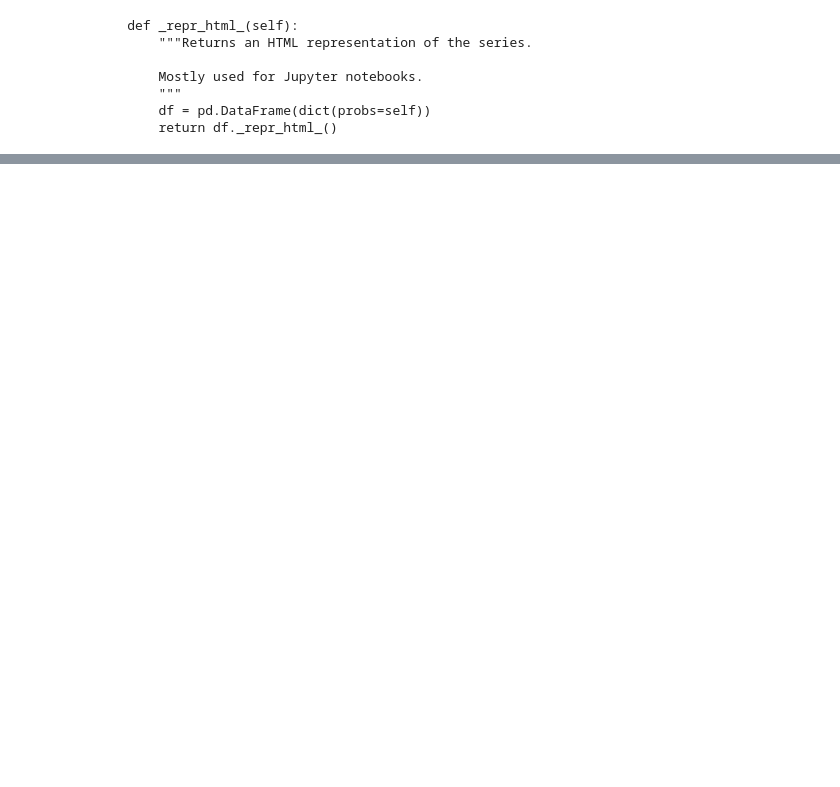
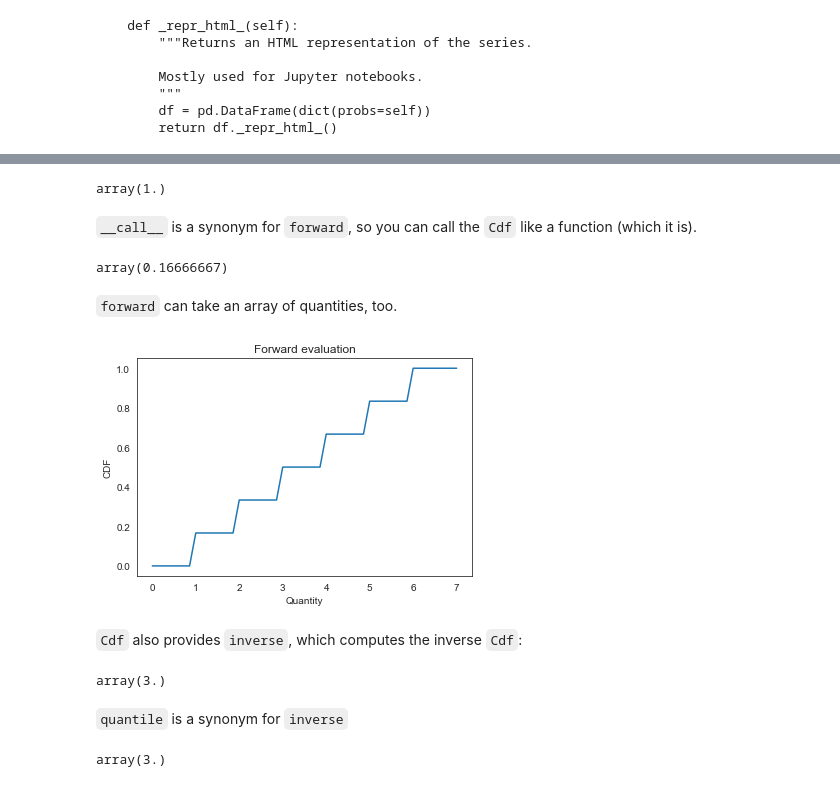
Before and after one commit to AllenDowney/empiricaldist, a Jupyter notebook: empyrical_dist/cdf.ipynb, the cells around one changed output, grey strips where cells are left out. Saved outputs shown, nothing was run; the diff lists cells and outputs as text; code cells hidden in the pictures; blank space fills up the shorter version.

```diff
--- a/empyrical_dist/cdf.ipynb
+++ b/empyrical_dist/cdf.ipynb
@@ -110,0 +347,2 @@ And we can compute its mean (which only works if it's normalized).
+# %%
+d6 = Cdf.from_seq([1,2,3,4,5,6])
@@ -110,0 +363,40 @@ And we can compute its mean (which only works if it's normalized).
+# %%
+d6.forward(7)
+# %% [output]
+array(1.)
+# %% [markdown]
+`__call__` is a synonym for `forward`, so you can call the `Cdf` like a function (which it is).
+# %%
+d6(1.5)
+# %% [output]
+array(0.16666667)
+# %% [markdown]
+`forward` can take an array of quantities, too.
+# %%
+def decorate_cdf(title):
+    """Labels the axes.
+
+    title: string
+    """
+    plt.xlabel('Quantity')
+    plt.ylabel('CDF')
+    plt.title(title)
+# %%
+qs = np.linspace(0, 7)
+ps = d6(qs)
+plt.plot(qs, ps)
+decorate_cdf('Forward evaluation')
+# %% [output]
+[figure, added]
+# %% [markdown]
+`Cdf` also provides `inverse`, which computes the inverse `Cdf`:
+# %%
+d6.inverse(0.5)
+# %% [output]
+array(3.)
+# %% [markdown]
+`quantile` is a synonym for `inverse`
+# %%
+d6.quantile(0.5)
+# %% [output]
+array(3.)
```
Also changed, not shown: parts of 118 cells of this notebook, 2 other files.
